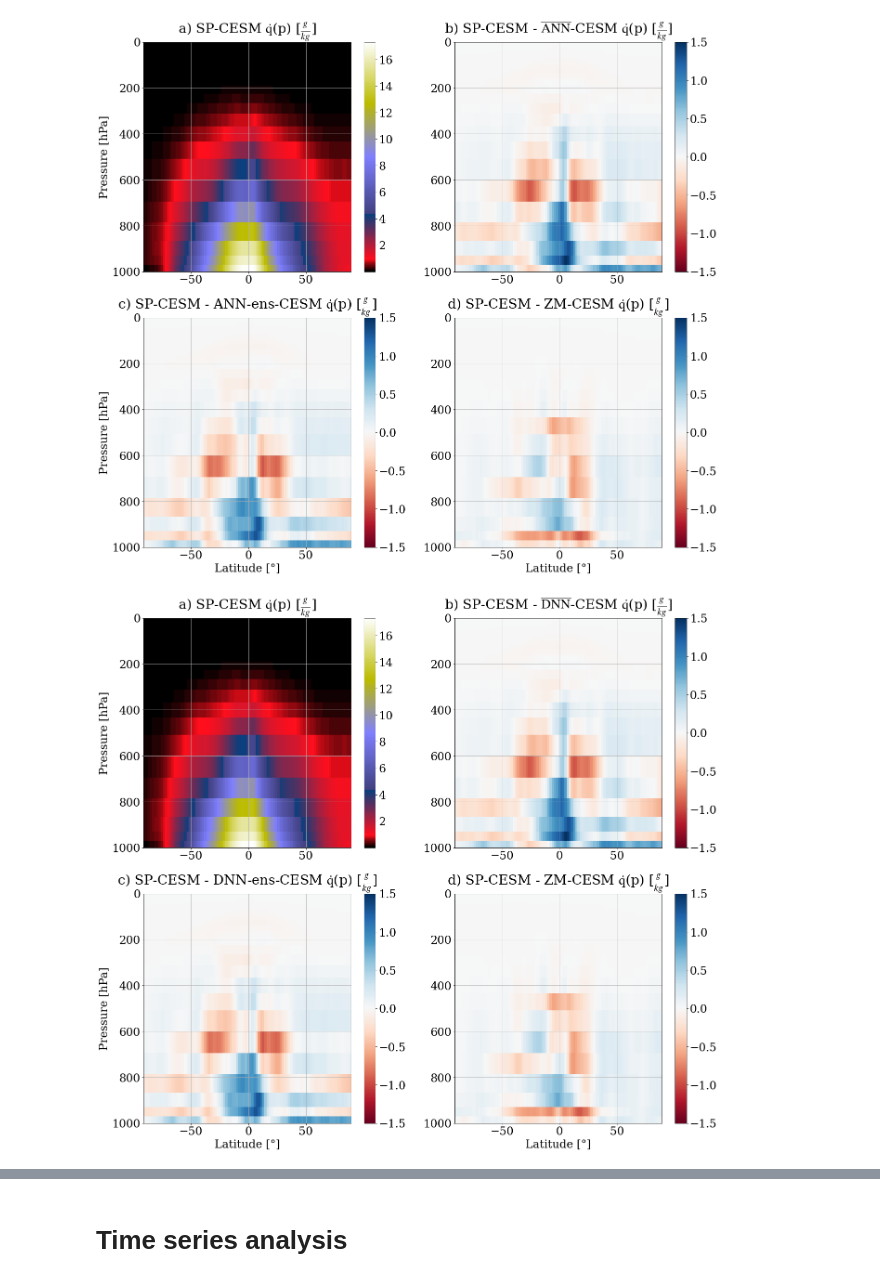
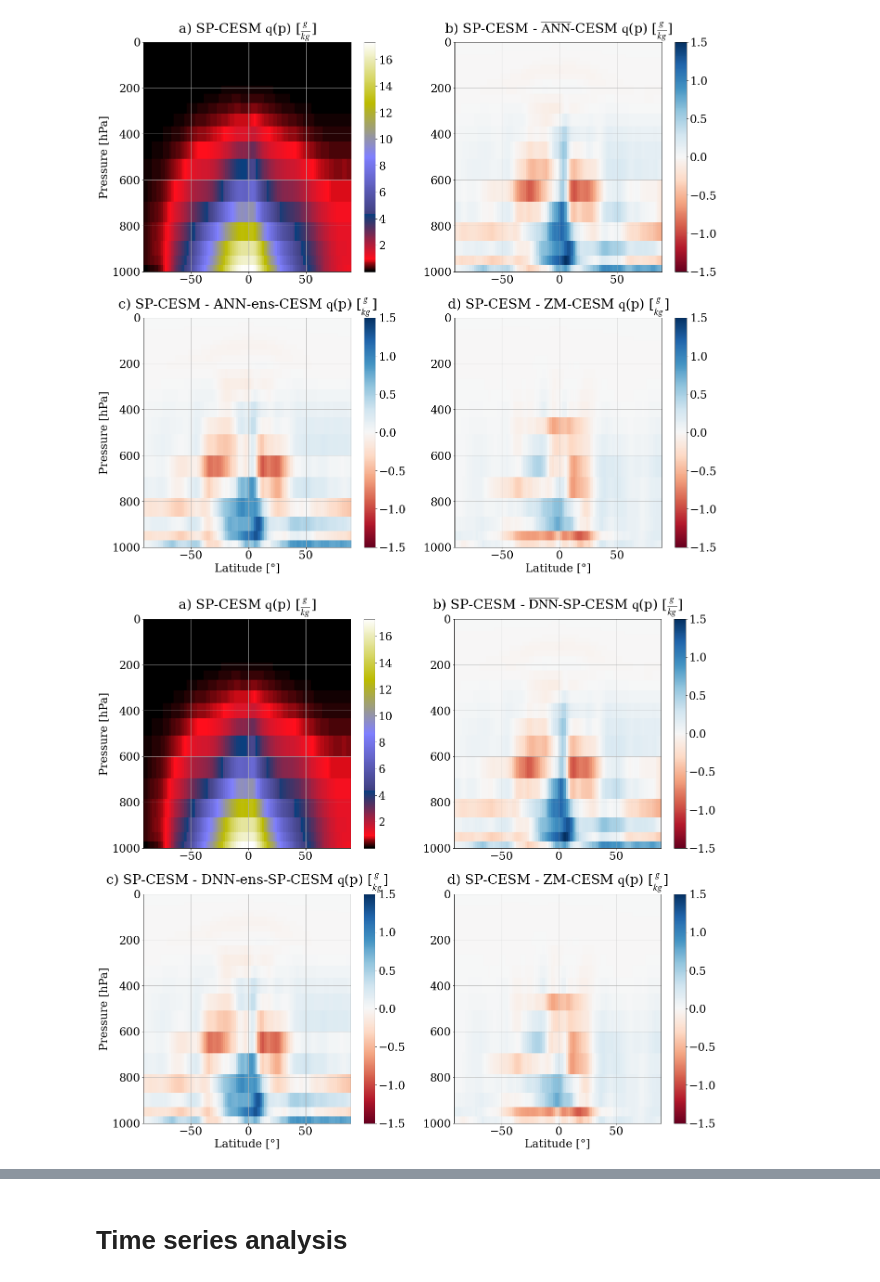
Before and after one commit to EyringMLClimateGroup/behrens24james_SPCESM2_ML_ensembles, a Jupyter notebook: online_evaluation/real_geo_ANN_boost_zonal_averages.ipynb, the cells around one changed output, grey strips where cells are left out. Saved outputs shown, nothing was run; the diff lists cells and outputs as text; code cells hidden in the pictures.

```diff
--- a/online_evaluation/real_geo_ANN_boost_zonal_averages.ipynb
+++ b/online_evaluation/real_geo_ANN_boost_zonal_averages.ipynb
@@ -310,9 +541,9 @@ plt.grid(True)
 # %%
 # repeat for specific humidity before coupling
-SPCESM_Q_zonal=DS3[1]['QBC'].mean('time').mean('lon')*1000
+SPCESM_Q_zonal=DS3[1]['QBC'].mean('time').mean('lon').values*1000
 # %%
-SPCESM_ANN_diff_Q_zonal=(DS3[1]['QBC'].mean('time').mean('lon')-DS2[1]['Q2'].mean('time').mean('lon'))*1000
+SPCESM_ANN_diff_Q_zonal=(DS3[1]['QBC'].mean('time').mean('lon').values-DS2[1]['Q2'].mean('time').mean('lon').values)*1000
 # %%
-SPCESM_ANN_ens_diff_Q_zonal=(DS3[1]['QBC'].mean('time').mean('lon')-DS2_stoch[1]['Q2'].mean('time').mean('lon'))*1000
+SPCESM_ANN_ens_diff_Q_zonal=(DS3[1]['QBC'].mean('time').mean('lon').values-DS2_stoch[1]['Q2'].mean('time').mean('lon').values)*1000
 # %%
-SPCESM_ZM_CESM_diff_Q_zonal=(DS3[1]['QBC'].mean('time').mean('lon')-DS_ctr_cam[0]['Q'].mean('time').mean('lon'))*1000
+SPCESM_ZM_CESM_diff_Q_zonal=(DS3[1]['QBC'].mean('time').mean('lon').values-DS_ctr_cam[0]['Q'].mean('time').mean('lon').values)*1000
@@ -388,7 +639,7 @@ plt.figure(2,(22,20))
 plt.subplot(2,2,1)
 
 
-plt.title(r'a) SP-CESM $\dot{\mathrm{q}}$(p) [$\frac{g}{kg}$]')
+plt.title(r'a) SP-CESM ${\mathrm{q}}$(p) [$\frac{g}{kg}$]',y=1.03)
 plt.pcolor(lat,P[0:26]/100,SPCESM_Q_zonal,cmap='gist_stern')
 plt.ylabel('Pressure [hPa]')
 
@@ -403,7 +654,7 @@ plt.grid(True)
 plt.subplot(2,2,2)
 
 
-plt.title(r'b) SP-CESM - $\overline{\mathrm{DNN}}$-CESM $\dot{\mathrm{q}}$(p) [$\frac{g}{kg}$]')
+plt.title(r'b) SP-CESM - $\overline{\mathrm{DNN}}$-SP-CESM ${\mathrm{q}}$(p) [$\frac{g}{kg}$]',y=1.03)
 plt.pcolor(lat,P[0:26]/100,SPCESM_ANN_diff_Q_zonal,cmap='RdBu',vmin=-1.5,vmax=1.5)
 
 plt.colorbar()
@@ -414,33 +665,33 @@ sr.invert_yaxis()
 plt.grid(True)
 
 
 plt.subplot(2,2,3)
 
 
-plt.title(r'c) SP-CESM - DNN-ens-CESM $\dot{\mathrm{q}}$(p) [$\frac{g}{kg}$]')
+plt.title(r'c) SP-CESM - DNN-ens-SP-CESM ${\mathrm{q}}$(p) [$\frac{g}{kg}$]',y=1.03)
 plt.pcolor(lat,P[0:26]/100,SPCESM_ANN_ens_diff_Q_zonal,cmap='RdBu',vmin=-1.5,vmax=1.5)
 plt.ylabel('Pressure [hPa]')
 plt.xlabel('Latitude [°]')
 plt.colorbar()
 
 sr=plt.gca()
 plt.ylim(0,1000)
 sr.invert_yaxis()
 plt.grid(True)
 
 
 plt.subplot(2,2,4)
 
 
-plt.title(r'd) SP-CESM - ZM-CESM $\dot{\mathrm{q}}$(p) [$\frac{g}{kg}$]')
+plt.title(r'd) SP-CESM - ZM-CESM ${\mathrm{q}}$(p) [$\frac{g}{kg}$]',y=1.03)
 plt.pcolor(lat,P[0:26]/100,SPCESM_ZM_CESM_diff_Q_zonal,cmap='RdBu',vmin=-1.5,vmax=1.5)
 
 plt.colorbar()
 plt.xlabel('Latitude [°]')
 
 sr=plt.gca()
 plt.ylim(0,1000)
 sr.invert_yaxis()
 plt.grid(True)
 # %% [output]
-[figure, old version]
+[figure, new version]
```
Also changed, not shown: parts of 32 cells of this notebook.
